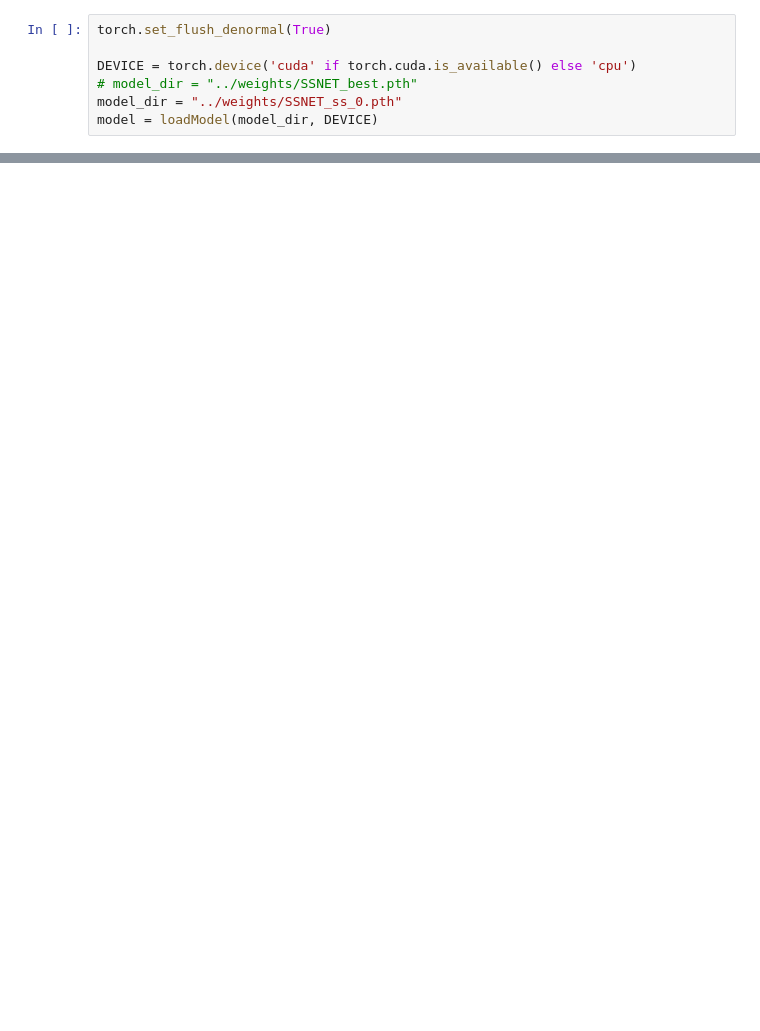
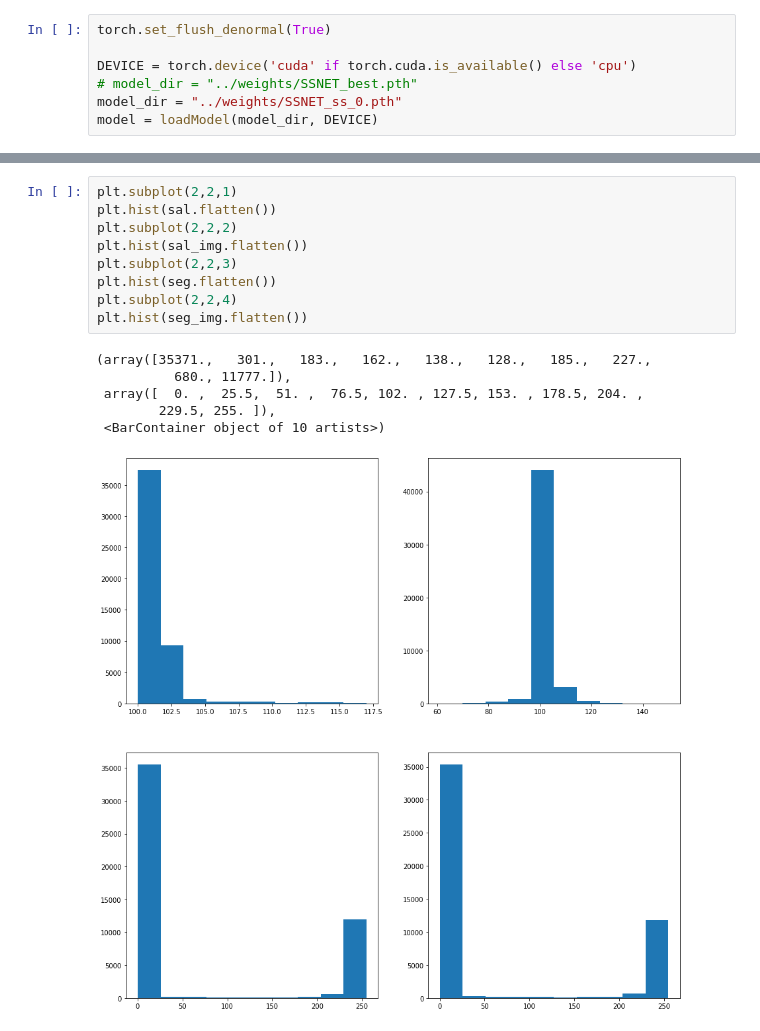
Before and after one commit to ckhui/SaliencySegmentationNet, a Jupyter notebook: Dev.ipynb, the cells around one changed output, grey strips where cells are left out. Saved outputs shown, nothing was run; the diff lists cells and outputs as text; blank space fills up the shorter version.

```diff
--- a/Dev.ipynb
+++ b/Dev.ipynb
@@ -490,0 +505,16 @@ base64.b64encode(t)
+# %%
+plt.subplot(2,2,1)
+plt.hist(sal.flatten())
+plt.subplot(2,2,2)
+plt.hist(sal_img.flatten())
+plt.subplot(2,2,3)
+plt.hist(seg.flatten())
+plt.subplot(2,2,4)
+plt.hist(seg_img.flatten())
+# %% [output]
+(array([35371.,   301.,   183.,   162.,   138.,   128.,   185.,   227.,
+          680., 11777.]),
+ array([  0. ,  25.5,  51. ,  76.5, 102. , 127.5, 153. , 178.5, 204. ,
+        229.5, 255. ]),
+ <BarContainer object of 10 artists>)
+[figure, added]
```
Also changed, not shown: parts of 9 cells of this notebook, 1 other file.
